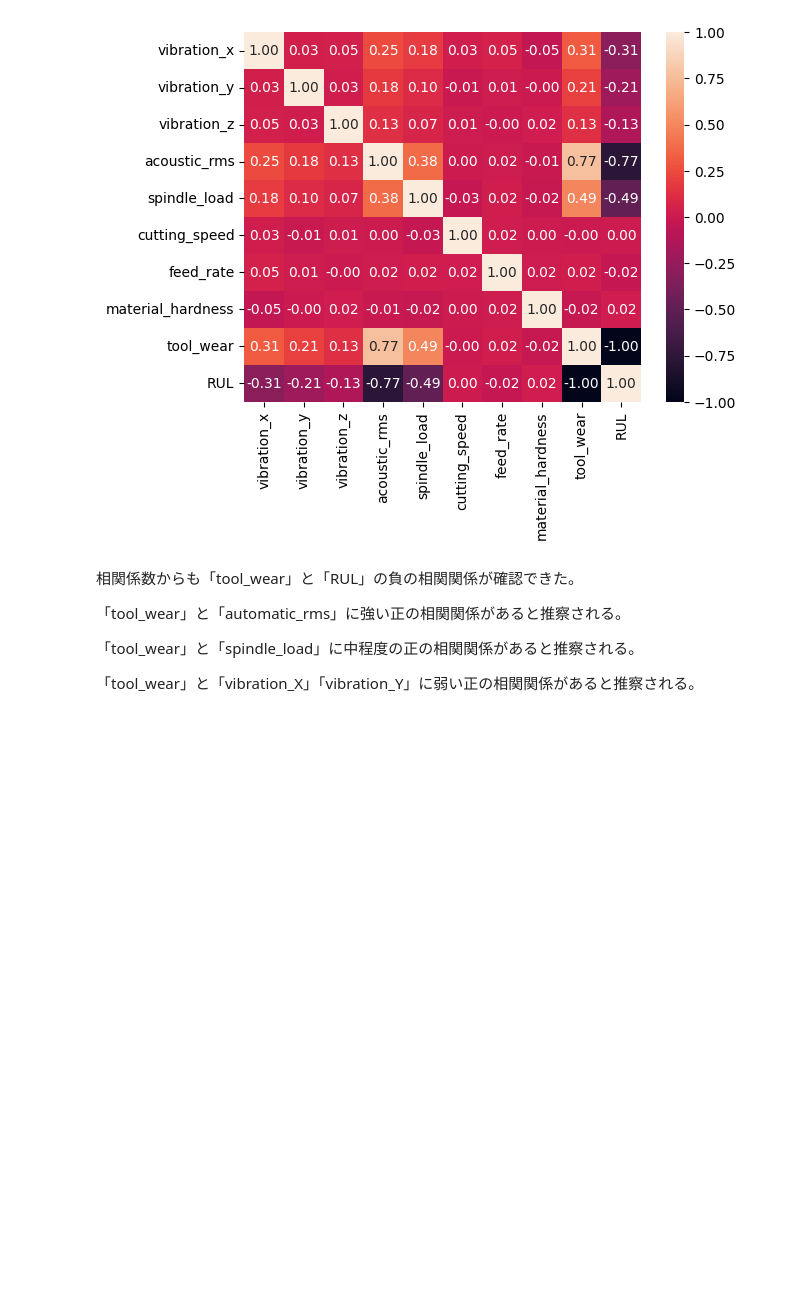
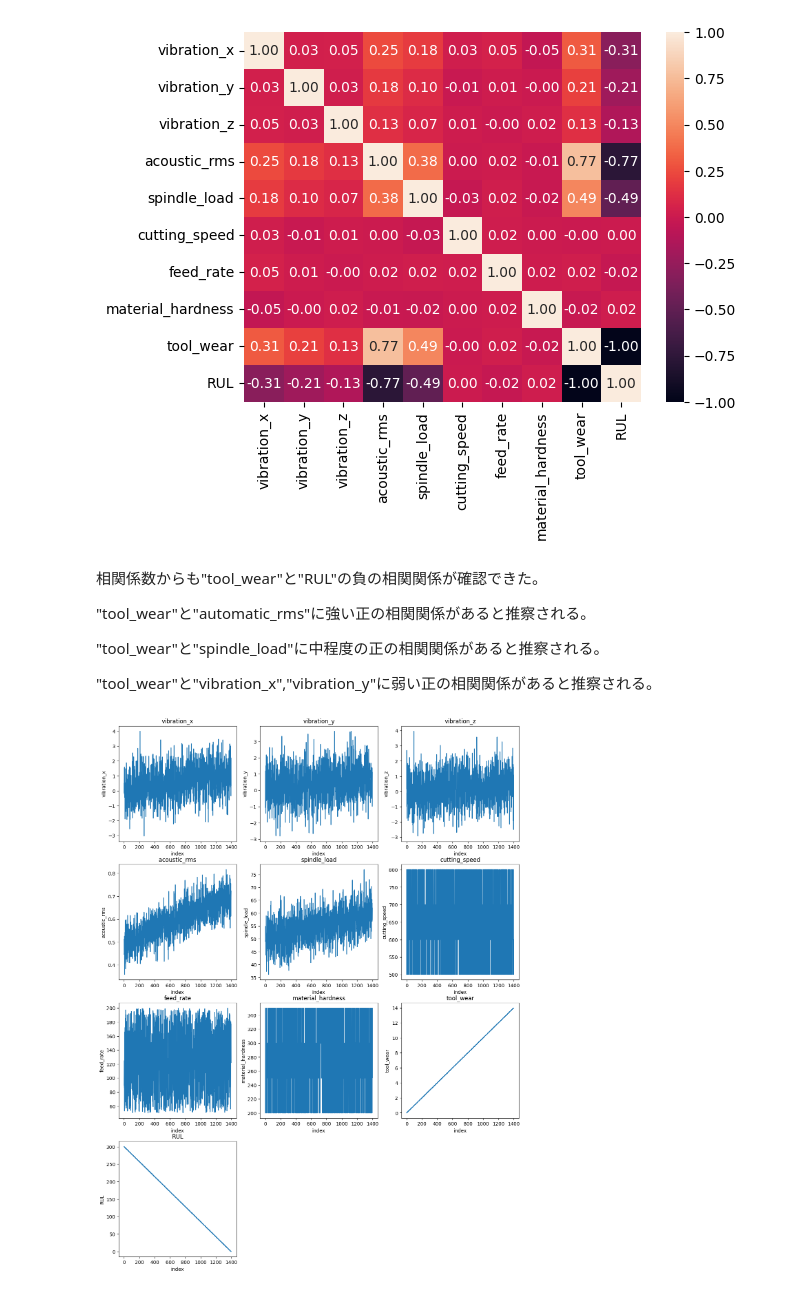
Before and after one commit to kenta-kawahata/manufacturing-data-analysis, a Jupyter notebook: notebooks/eda.ipynb, the cells around one changed output. Saved outputs shown, nothing was run; the diff lists cells and outputs as text; code cells hidden in the pictures; blank space fills up the shorter version.

```diff
--- a/notebooks/eda.ipynb
+++ b/notebooks/eda.ipynb
@@ -92,10 +86,22 @@ sns.heatmap(cor, annot=True, fmt='.2f', vmin=-1, vmax=1)
 <Axes: >
 [figure]
 # %% [markdown]
-相関係数からも「tool_wear」と「RUL」の負の相関関係が確認できた。
+相関係数からも"tool_wear"と"RUL"の負の相関関係が確認できた。
 
-「tool_wear」と「automatic_rms」に強い正の相関関係があると推察される。
+"tool_wear"と"automatic_rms"に強い正の相関関係があると推察される。
 
-「tool_wear」と「spindle_load」に中程度の正の相関関係があると推察される。
+"tool_wear"と"spindle_load"に中程度の正の相関関係があると推察される。
 
-「tool_wear」と「vibration_X」「vibration_Y」に弱い正の相関関係があると推察される。
+"tool_wear"と"vibration_x","vibration_y"に弱い正の相関関係があると推察される。
+# %%
+#データが時系列データか確認
+df['index'] = range(0,1400)
+plt.figure(figsize=(15,20))
+
+for i,j in zip(range(1,12),df.columns[:10]):
+    plt.subplot(4,3,i)
+    sns.lineplot(df, x='index', y = j)
+    plt.title(j)
+    plt.ylabel(j)
+# %% [output]
+[figure, added]
```
Also changed, not shown: parts of 4 cells of this notebook, 7 other files.
